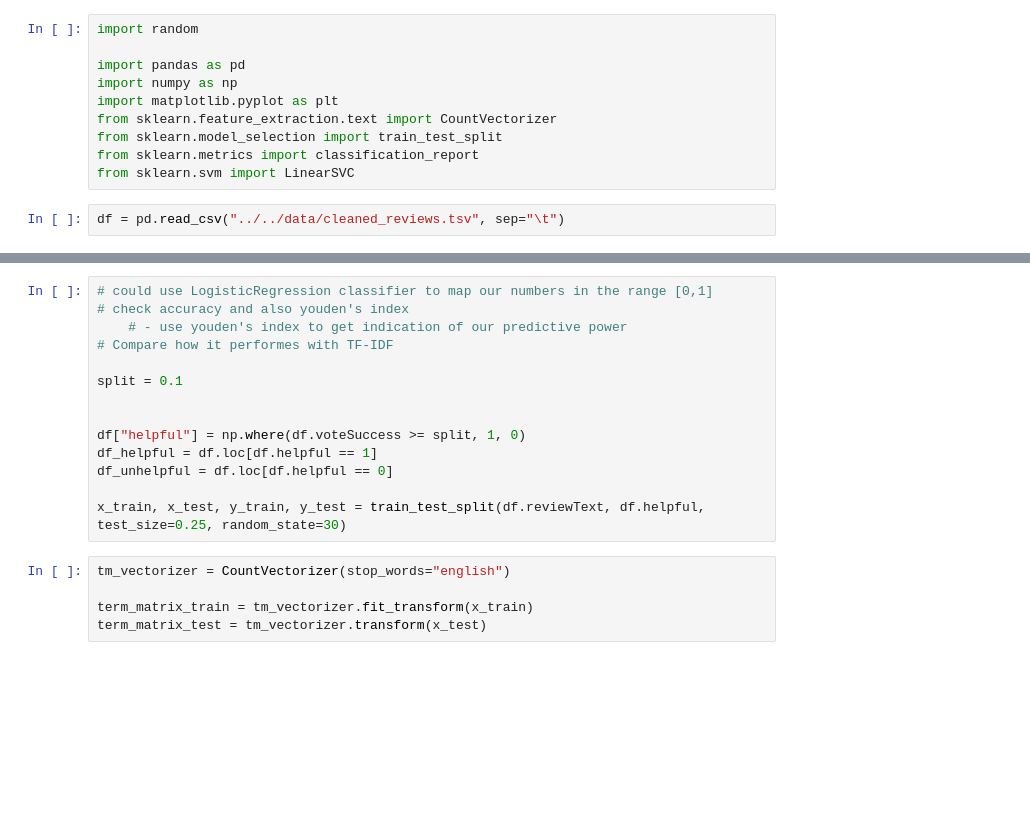
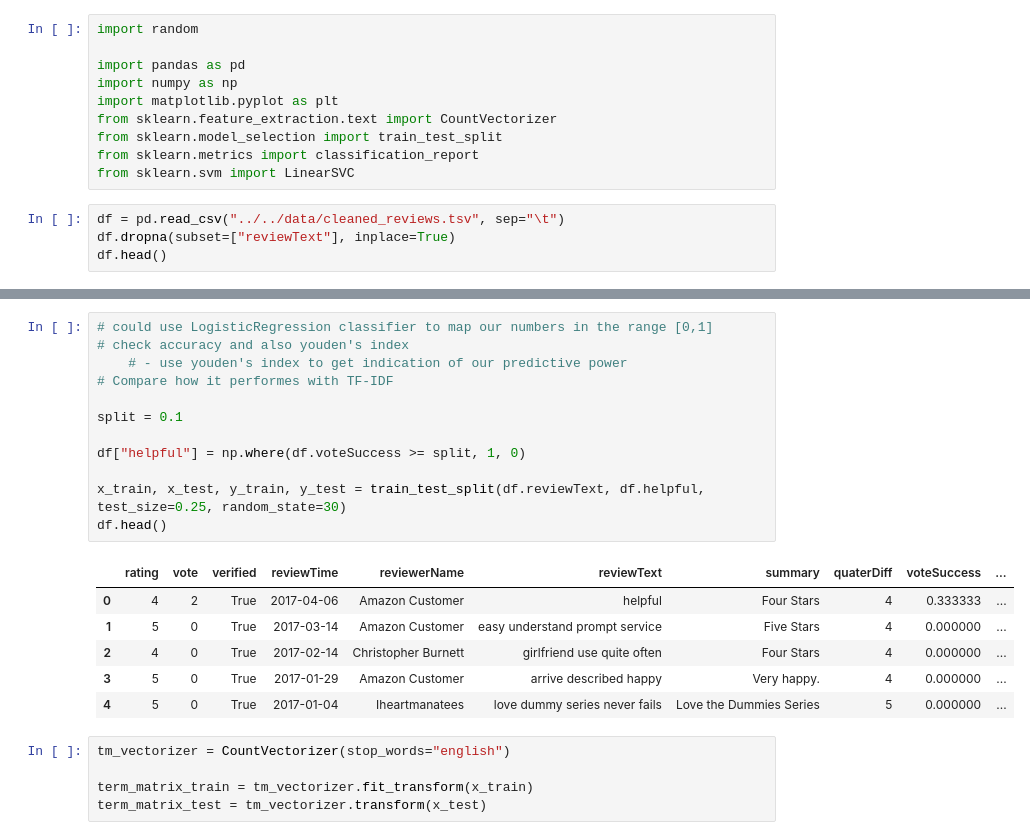
Before and after one commit to AndreasPB/aa-final-project-stuff, a Jupyter notebook: src/2_train/term_matrix.ipynb, the cells around one changed output, grey strips where cells are left out. Cells and saved outputs as stored; diff of their text form; blank space fills up the shorter version.

```diff
--- a/src/2_train/term_matrix.ipynb
+++ b/src/2_train/term_matrix.ipynb
@@ -10,3 +10,5 @@ from sklearn.metrics import classification_report
 from sklearn.svm import LinearSVC
 # %%
 df = pd.read_csv("../../data/cleaned_reviews.tsv", sep="\t")
+df.dropna(subset=["reviewText"], inplace=True)
+df.head()
@@ -13,17 +22,22 @@ df = pd.read_csv("../../data/cleaned_reviews.tsv", sep="\t")
 # %%
 # could use LogisticRegression classifier to map our numbers in the range [0,1]
 # check accuracy and also youden's index
     # - use youden's index to get indication of our predictive power
 # Compare how it performes with TF-IDF
 
 split = 0.1
 
-
 df["helpful"] = np.where(df.voteSuccess >= split, 1, 0)
-df_helpful = df.loc[df.helpful == 1]
-df_unhelpful = df.loc[df.helpful == 0]
 
 x_train, x_test, y_train, y_test = train_test_split(df.reviewText, df.helpful, test_size=0.25, random_state=30)
+df.head()
+# %% [output]
+|  | rating | vote | verified | reviewTime | reviewerName | reviewText | summary | quaterDiff | voteSuccess | ... |
+| 0 | 4 | 2 | True | 2017-04-06 | Amazon Customer | helpful | Four Stars | 4 | 0.333333 | ... |
+| 1 | 5 | 0 | True | 2017-03-14 | Amazon Customer | easy understand prompt service | Five Stars | 4 | 0.000000 | ... |
+| 2 | 4 | 0 | True | 2017-02-14 | Christopher Burnett | girlfriend use quite often | Four Stars | 4 | 0.000000 | ... |
+| 3 | 5 | 0 | True | 2017-01-29 | Amazon Customer | arrive described happy | Very happy. | 4 | 0.000000 | ... |
+| 4 | 5 | 0 | True | 2017-01-04 | Iheartmanatees | love dummy series never fails | Love the Dummies Series | 5 | 0.000000 | ... |
 # %%
 tm_vectorizer = CountVectorizer(stop_words="english")
 
```
Also changed, not shown: parts of 2 cells of this notebook, 1 other file.
